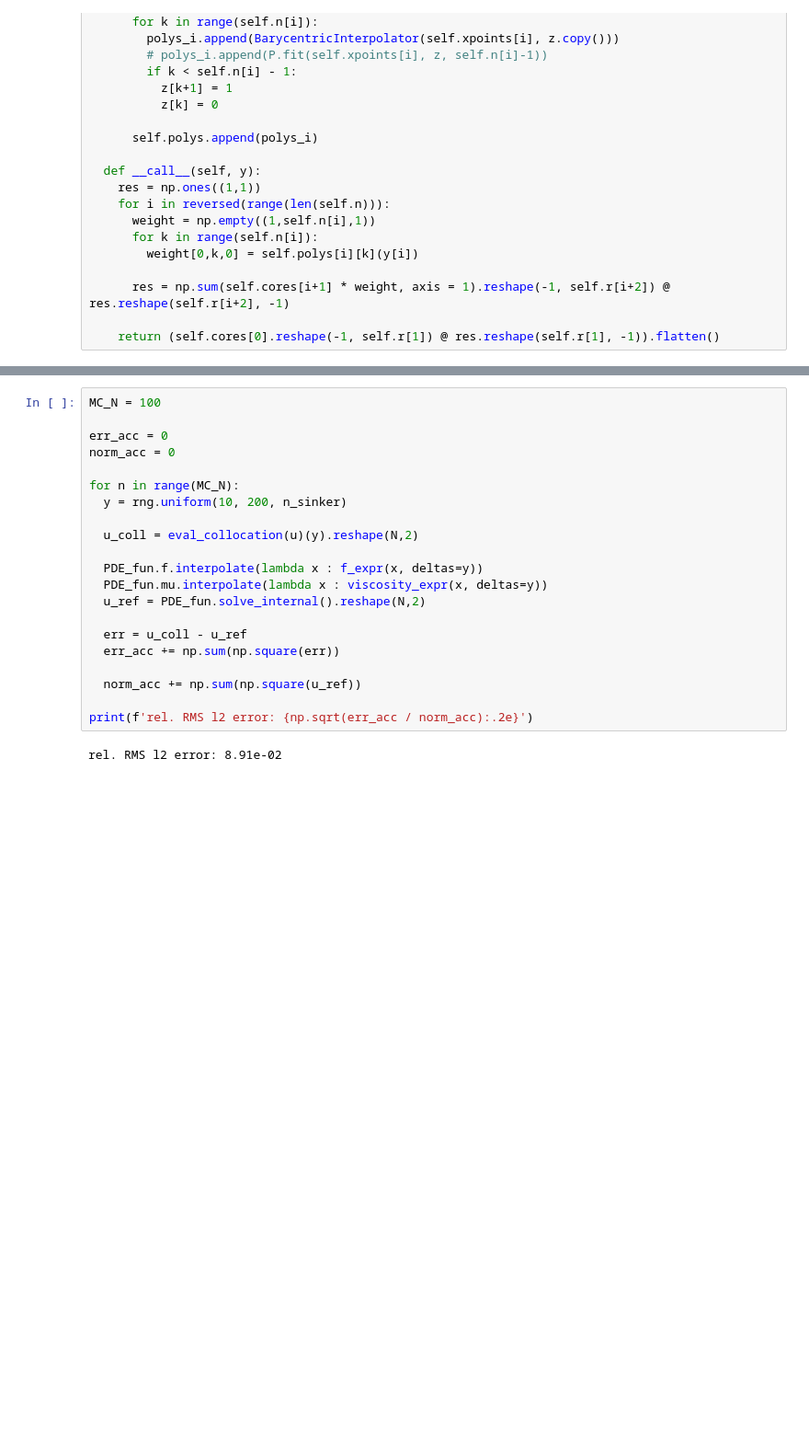
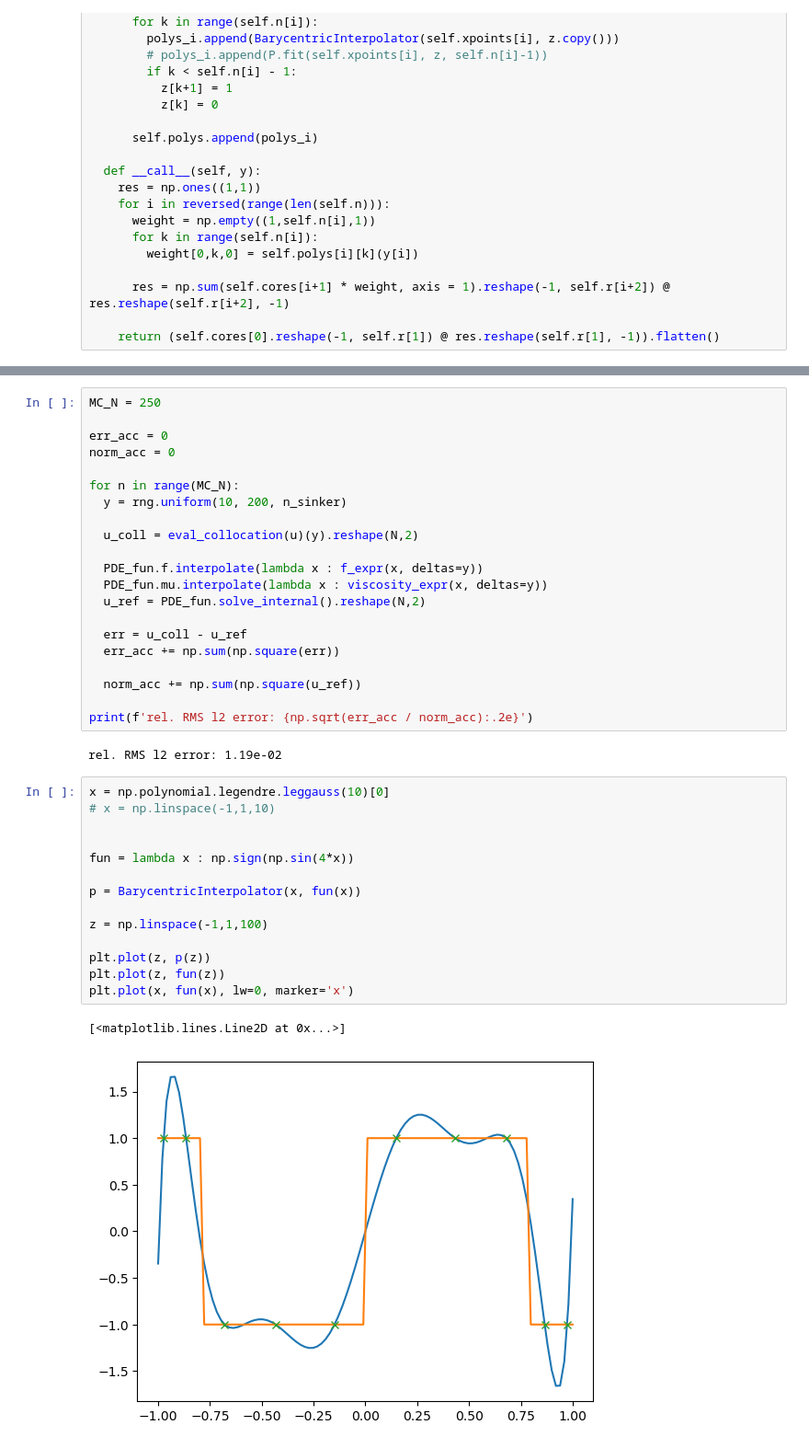
Before and after one commit to huberbenno/TT-IRT, a Jupyter notebook: python/als_cross_rework/als_cross_stokes.ipynb, the cells around one changed output, grey strips where cells are left out. Shown at 92% size. Saved outputs shown, nothing was run; the diff lists cells and outputs as text; blank space fills up the shorter version.

```diff
--- a/python/als_cross_rework/als_cross_stokes.ipynb
+++ b/python/als_cross_rework/als_cross_stokes.ipynb
@@ -579,5 +613,5 @@ relative l2 error: 4.86e-02
 # %%
-MC_N = 100
+MC_N = 250
 
 err_acc = 0
 norm_acc = 0
@@ -598,4 +632,21 @@ for n in range(MC_N):
 
 print(f'rel. RMS l2 error: {np.sqrt(err_acc / norm_acc):.2e}')
 # %% [output]
-rel. RMS l2 error: 8.91e-02
+rel. RMS l2 error: 1.19e-02
+# %%
+x = np.polynomial.legendre.leggauss(10)[0]
+# x = np.linspace(-1,1,10)
+
+
+fun = lambda x : np.sign(np.sin(4*x))
+
+p = BarycentricInterpolator(x, fun(x))
+
+z = np.linspace(-1,1,100)
+
+plt.plot(z, p(z))
+plt.plot(z, fun(z))
+plt.plot(x, fun(x), lw=0, marker='x')
+# %% [output]
+[<matplotlib.lines.Line2D at 0x...>]
+[figure, added]
```
Also changed, not shown: parts of 7 cells of this notebook.
